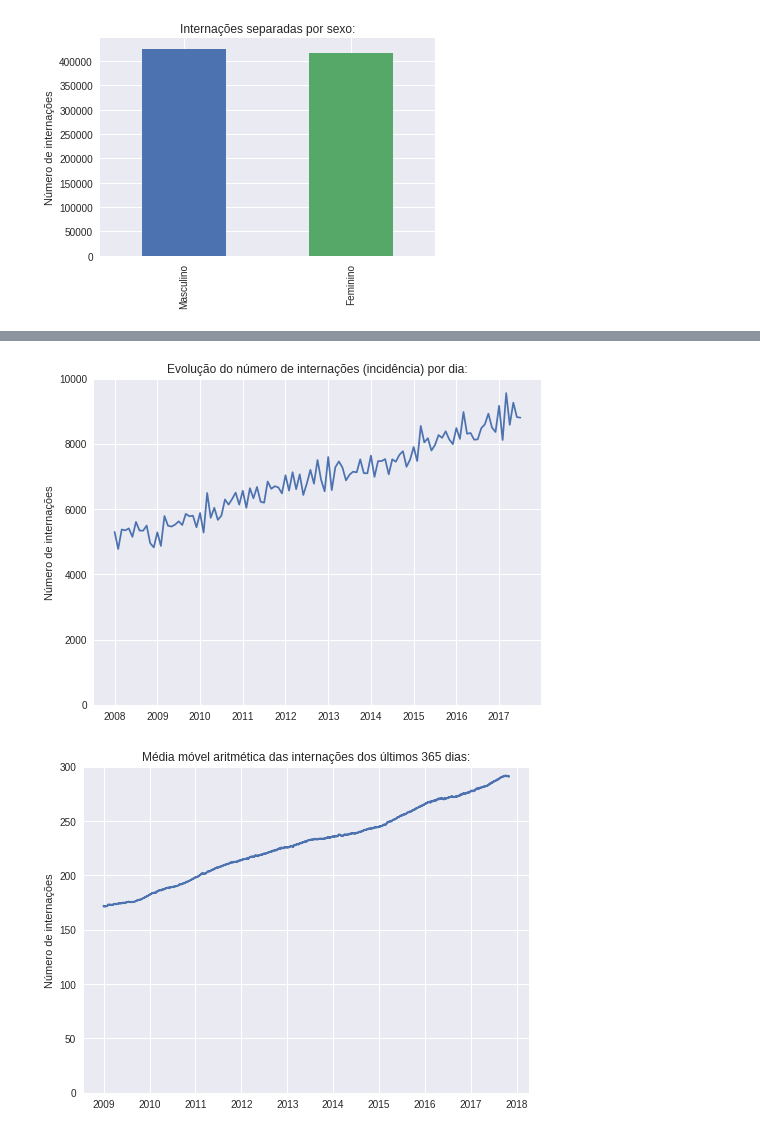
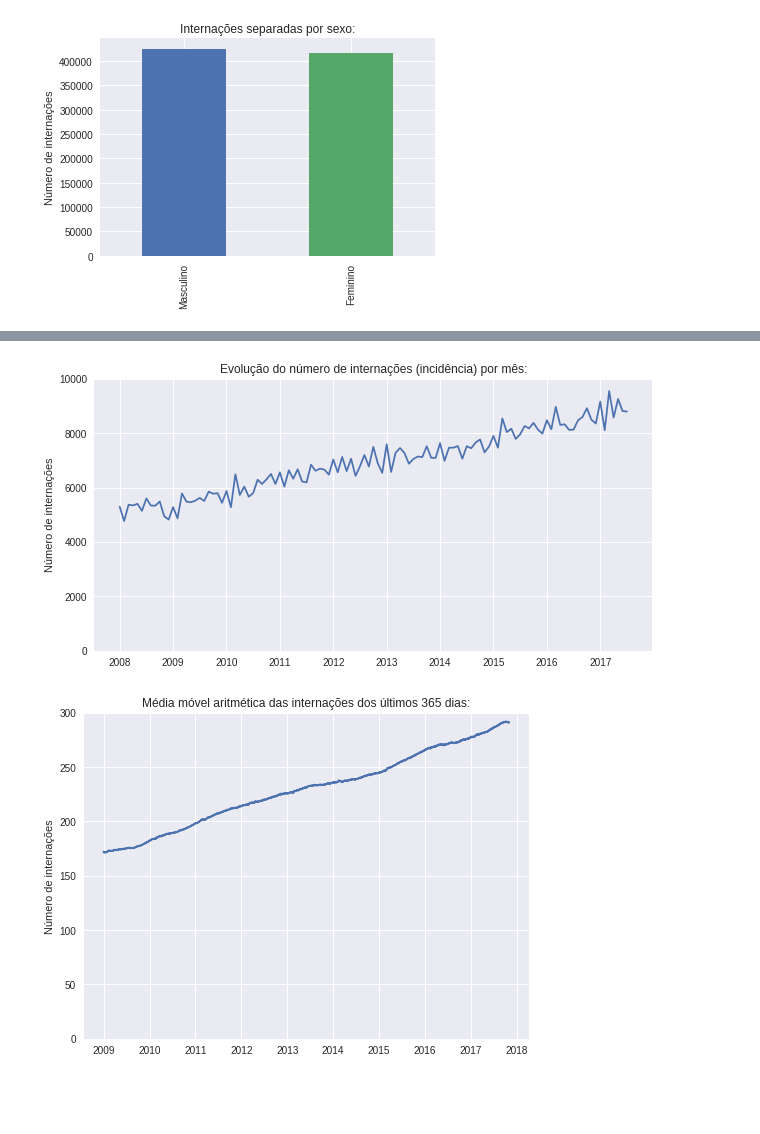
Before and after one commit to gbletsch/hematologic_hospitalizations_brazil, a Jupyter notebook: tcc.ipynb, the cells around one changed output, grey strips where cells are left out. Drawn from its saved outputs; the diff is of its cells as text; code cells hidden in the pictures; blank space fills up the shorter version.

```diff
--- a/tcc.ipynb
+++ b/tcc.ipynb
@@ -18,8 +143,14 @@ hemato.VAL_SH_FED.fillna(0, inplace=True)
 hemato.VAL_SP_FED.fillna(0, inplace=True)
 hemato.VAL_SH_GES.fillna(0, inplace=True)
 hemato.VAL_SP_GES.fillna(0, inplace=True)
+hemato.NASC = pd.to_datetime(hemato.NASC)
+
 hemato.drop(['VAL_UCI', 'MARCA_UCI', 'CNPJ_MANT', 'CGC_HOSP', 'DIAG_SECUN',
-             'CID_ASSO', 'CID_MORTE'], axis=1, inplace=True)
+             'CID_ASSO', 'CID_MORTE', 'VAL_SADT', 'VAL_ACOMP', 'VAL_SANGUE'], axis=1, inplace=True)
+
+cols = 'N_AIH DT_INTER DT_SAIDA US_TOT DIAS_PERM ANO_CMPT DIAG_PRINC MORTE IDADE CNES UF SEXO ETNIA COMPLEX\
+        CAR_INT'.split()
+hemato = hemato[cols]
 # %% [output]
 Optimizing df...
 
@@ -175,16 +327,16 @@ plt.show()
 # %%
 int_by_day = pd.to_datetime(hemato.DT_INTER).value_counts()
 # claramente aumentou o número absoluto
 # parece que as vezes a velocidade de crescimento diminui um pouco no inverno com picos em fevereiro (?)
 # TODO: ver a população a cada ano e ver se aumentou o percentual de internações hemato
 
-int_by_day['2008':'2017'].resample('M').sum()[:-5].plot(figsize=(8, 6),
+int_by_day['2008':'2017'].resample('M').sum()[:-5].plot(figsize=(10, 5),
                                                         ylim=(0, 10000))
-plt.title('Evolução do número de internações (incidência) por dia:')
+plt.title('Evolução do número de internações (incidência) por mês:')
 plt.ylabel('Número de internações')
 plt.show()
 # %% [output]
-[figure, old version]
+[figure, new version]
 # %%
 int_by_day['2008':'2017'].resample('D').sum().rolling(365).mean()[:-60].plot(figsize=(8, 6),
                                                                              ylim=(0, 300))
```
Also changed, not shown: parts of 41 cells of this notebook.
